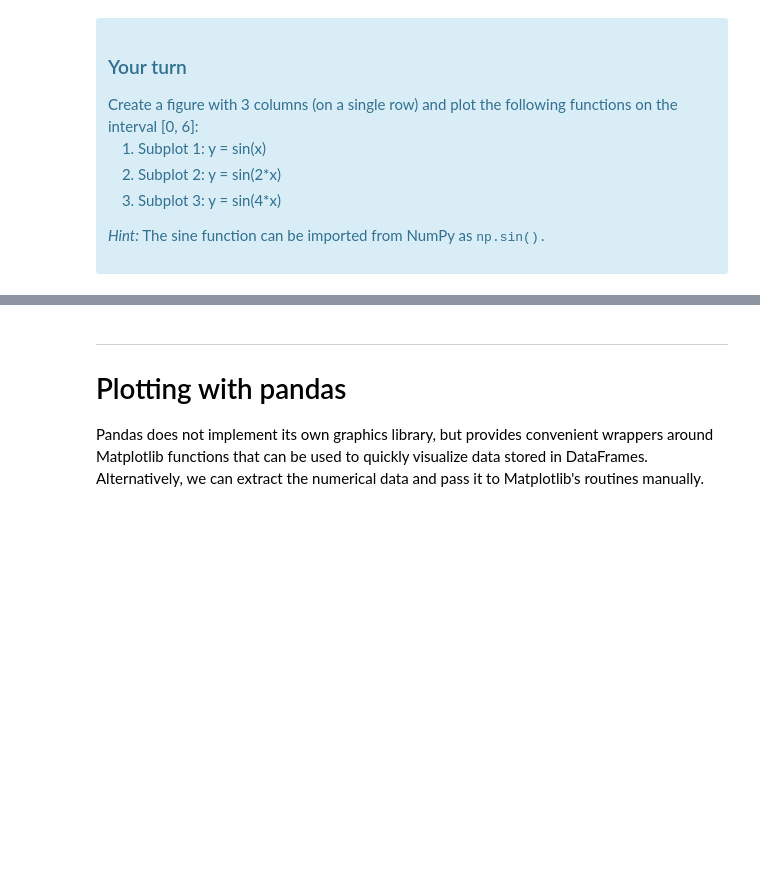
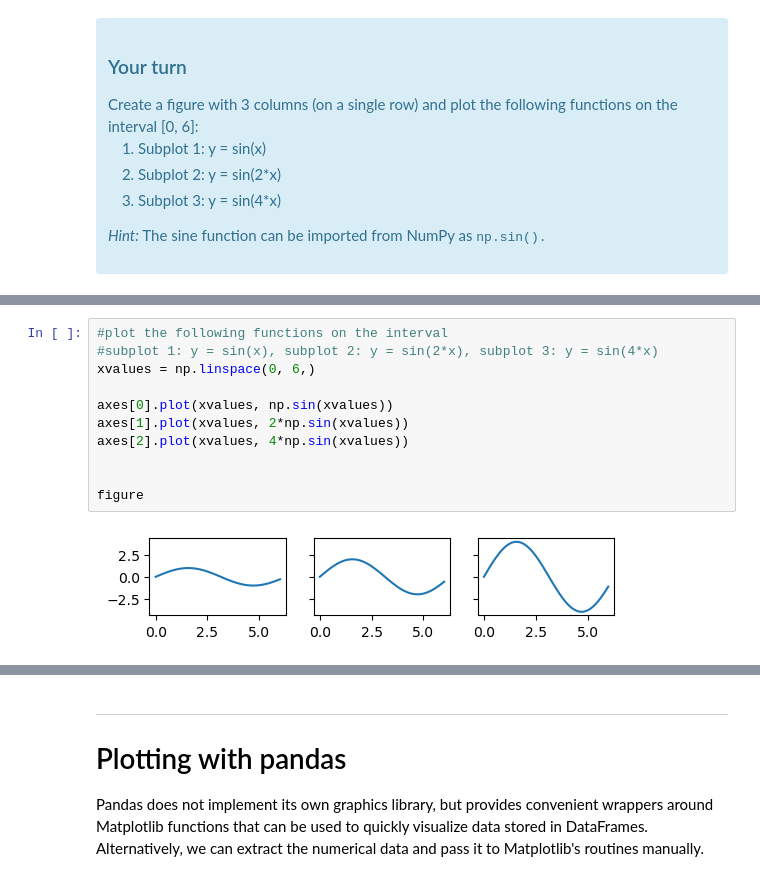
Before and after one commit to lilafageraas/TECH2-H24, a Jupyter notebook: 10_data_visualization_and_analysis/lecture5 mine.ipynb, the cells around one changed output, grey strips where cells are left out. Drawn from its saved outputs; the diff is of its cells as text; blank space fills up the shorter version.

```diff
--- a/10_data_visualization_and_analysis/lecture5 mine.ipynb
+++ b/10_data_visualization_and_analysis/lecture5 mine.ipynb
@@ -525,0 +534,13 @@ on the interval [0, 6]:
+# %%
+#plot the following functions on the interval
+#subplot 1: y = sin(x), subplot 2: y = sin(2*x), subplot 3: y = sin(4*x)
+xvalues = np.linspace(0, 6,)
+
+axes[0].plot(xvalues, np.sin(xvalues))
+axes[1].plot(xvalues, 2*np.sin(xvalues))
+axes[2].plot(xvalues, 4*np.sin(xvalues))
+
+
+figure
+# %% [output]
+[figure, added]
```
Also changed, not shown: parts of 5 cells of this notebook.
